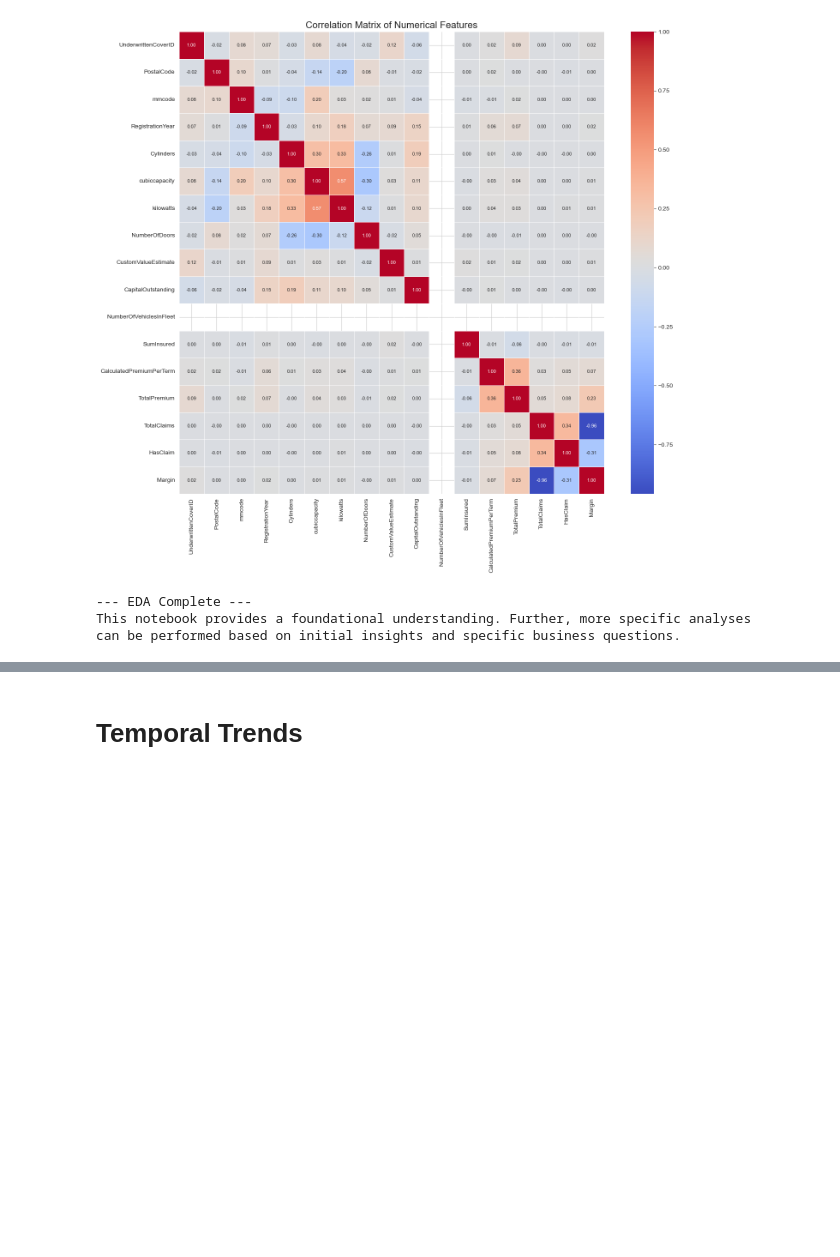
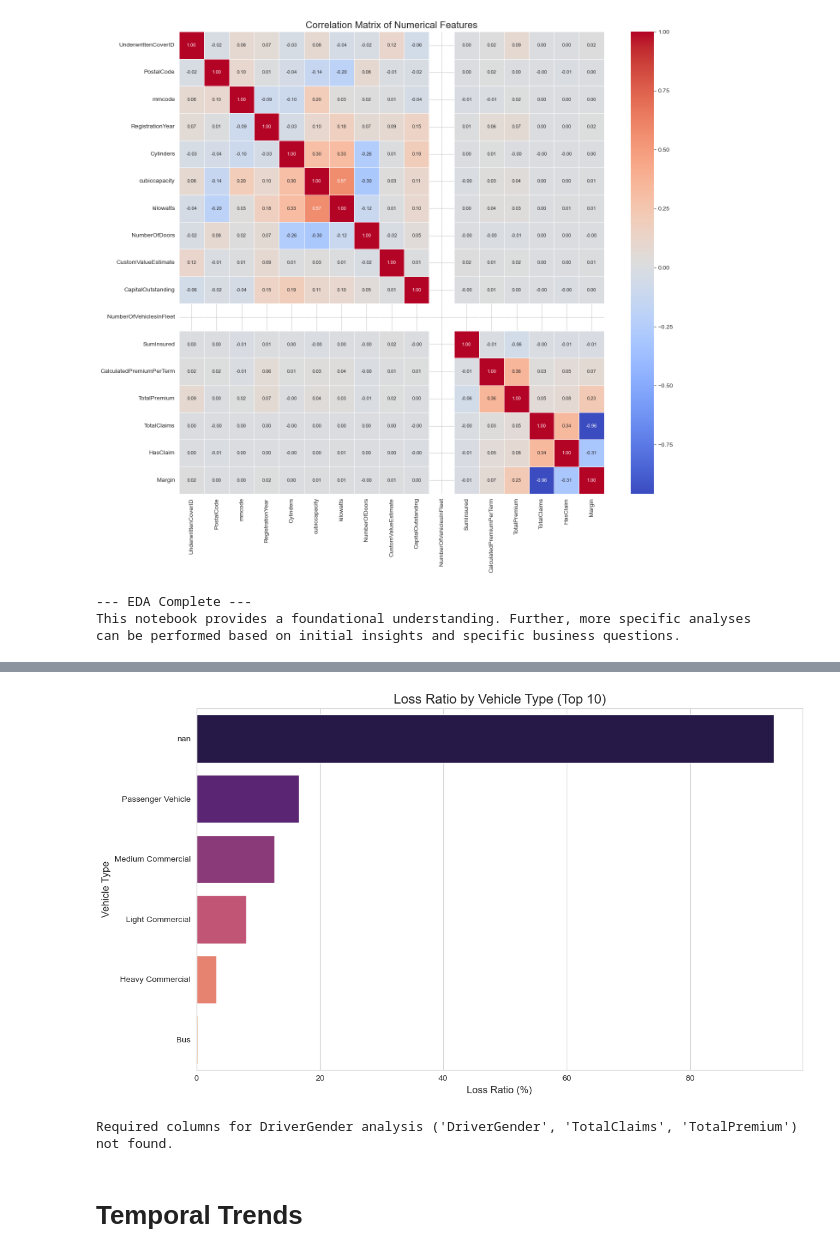
Before and after one commit to benkenlin/KAIM_W03_AlphaCare_Insurance_Risk_Analysis, a Jupyter notebook: notebooks/01_eda_and_data_understanding.ipynb, the cells around one changed output, grey strips where cells are left out. Saved outputs shown, nothing was run; the diff lists cells and outputs as text; code cells hidden in the pictures; blank space fills up the shorter version.

```diff
--- a/notebooks/01_eda_and_data_understanding.ipynb
+++ b/notebooks/01_eda_and_data_understanding.ipynb
@@ -477,0 +352,77 @@ plt.show()
+# %%
+print("\n--- Visualizing Loss Ratios by Categorical Features ---")
+
+# Define a helper function to calculate loss ratio for a group
+# This function handles potential division by zero by returning NaN
+# for groups with zero total premiums.
+def calculate_loss_ratio_by_group(data, group_col, claims_col, premium_col):
+    grouped_data = data.groupby(group_col).agg(
+        total_claims=(claims_col, 'sum'),
+        total_premiums=(premium_col, 'sum')
+    ).reset_index()
+
+    # Calculate Loss Ratio, handling division by zero explicitly
+    # If total_premiums is 0, the LossRatio is NaN (Not a Number)
+    grouped_data['LossRatio'] = np.where(
+        grouped_data['total_premiums'] != 0,
+        (grouped_data['total_claims'] / grouped_data['total_premiums']) * 100,
+        np.nan
+    )
+    return grouped_data
+
+# --- Loss Ratio by VehicleType ---
+if 'VehicleType' in df.columns and TOTAL_CLAIMS_COL in df.columns and TOTAL_PREMIUM_COL in df.columns:
+    loss_ratio_by_vehicle = calculate_loss_ratio_by_group(df, 'VehicleType', TOTAL_CLAIMS_COL, TOTAL_PREMIUM_COL)
+
+    # Filter out rows where LossRatio is NaN (i.e., total_premiums was 0 for that VehicleType)
+    # This prevents infinite bars on the plot.
+    loss_ratio_by_vehicle = loss_ratio_by_vehicle.dropna(subset=['LossRatio'])
+
+    # Sort by LossRatio in descending order and get the Top N types
+    N_TOP_VEHICLE_TYPES = 10 # You can adjust this number
+    top_N_vehicle_types = loss_ratio_by_vehicle.sort_values(by='LossRatio', ascending=False).head(N_TOP_VEHICLE_TYPES)
+
+    print(f"\nLoss Ratio by Vehicle Type (Top {N_TOP_VEHICLE_TYPES}):")
+    display(top_N_vehicle_types)
+
+    # Create the bar plot for Vehicle Type Loss Ratios
+    plt.figure(figsize=(12, 7))
+    sns.barplot(x='LossRatio', y='VehicleType', data=top_N_vehicle_types, palette='magma')
+    plt.title(f'Loss Ratio by Vehicle Type (Top {N_TOP_VEHICLE_TYPES})', fontsize=16)
+    plt.xlabel('Loss Ratio (%)', fontsize=12)
+    plt.ylabel('Vehicle Type', fontsize=12)
+    plt.xlim(left=0) # Ensure x-axis starts at 0
+    plt.tight_layout()
+    plt.show()
+
+    if loss_ratio_by_vehicle.isnull().any().any():
+        print(f"Note: Some VehicleTypes had zero premiums and were excluded from the plot.")
+else:
+    print("Required columns for VehicleType analysis ('VehicleType', 'TotalClaims', 'TotalPremium') not found.")
+
+
+# --- Loss Ratio by DriverGender ---
+if 'DriverGender' in df.columns and TOTAL_CLAIMS_COL in df.columns and TOTAL_PREMIUM_COL in df.columns:
+    loss_ratio_by_gender = calculate_loss_ratio_by_group(df, 'DriverGender', TOTAL_CLAIMS_COL, TOTAL_PREMIUM_COL)
+
+    # Filter out rows where LossRatio is NaN (i.e., total_premiums was 0 for that DriverGender)
+    loss_ratio_by_gender = loss_ratio_by_gender.dropna(subset=['LossRatio'])
+
+    print(f"\nLoss Ratio by Driver Gender:")
+    display(loss_ratio_by_gender)
+
+    # Create the bar plot for Driver Gender Loss Ratios
+    plt.figure(figsize=(8, 5))
+    sns.barplot(x='DriverGender', y='LossRatio', data=loss_ratio_by_gender, palette='cividis')
+    plt.title('Loss Ratio by Driver Gender', fontsize=16)
+    plt.xlabel('Driver Gender', fontsize=12)
+    plt.ylabel('Loss Ratio (%)', fontsize=12)
+    plt.ylim(bottom=0) # Ensure y-axis starts at 0
+    plt.tight_layout()
+    plt.show()
+
+    if loss_ratio_by_gender.isnull().any().any():
+        print(f"Note: Some DriverGenders had zero premiums and were excluded from the plot.")
+else:
+    print("Required columns for DriverGender analysis ('DriverGender', 'TotalClaims', 'TotalPremium') not found.")
+# %% [output]
@@ -478,2 +439,4 @@ plt.show()
+[figure, added]
+Required columns for DriverGender analysis ('DriverGender', 'TotalClaims', 'TotalPremium') not found.
 # %% [markdown]
 # Temporal Trends
```
Also changed, not shown: parts of 18 cells of this notebook, 3 other files.
